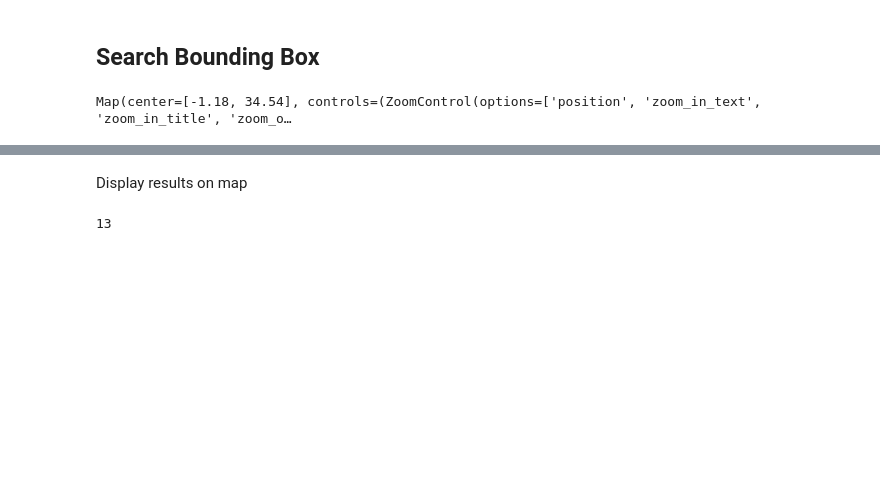
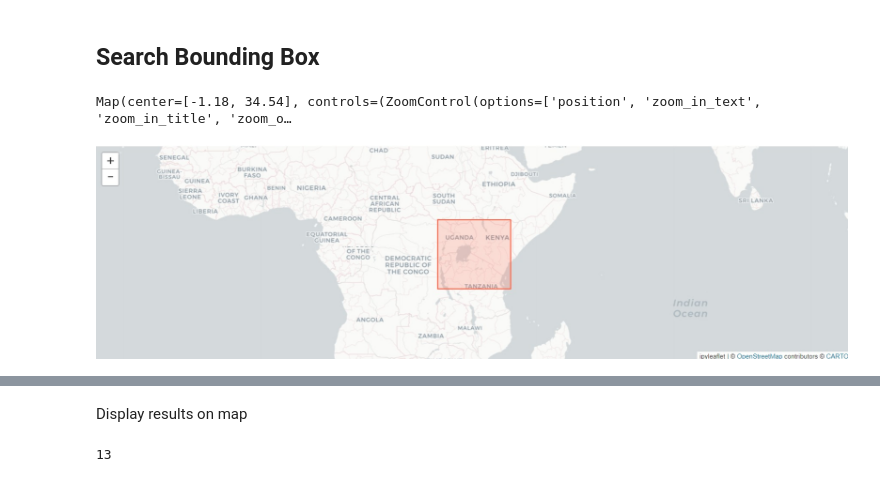
Before and after one commit to WorldCereal/ewoc_rdm_demo_api, a Jupyter notebook: rdmApiDemo.ipynb, the cells around one changed output, grey strips where cells are left out. Saved outputs shown, nothing was run; the diff lists cells and outputs as text; code cells hidden in the pictures; blank space fills up the shorter version.

Commit message:
fix: search box

```diff
--- a/rdmApiDemo.ipynb
+++ b/rdmApiDemo.ipynb
@@ -105,6 +105,11 @@ m1.add_layer(aoi)
 m1
 # %% [output]
 Map(center=[-1.18, 34.54], controls=(ZoomControl(options=['position', 'zoom_in_text', 'zoom_in_title', 'zoom_o…
+# %%
+from IPython.display import Image
+Image(filename='searchBox.jpg')
+# %% [output]
+[figure, added]
 # %%
 import requests
 
```
Also changed, not shown: parts of 5 cells of this notebook, 1 other file.
